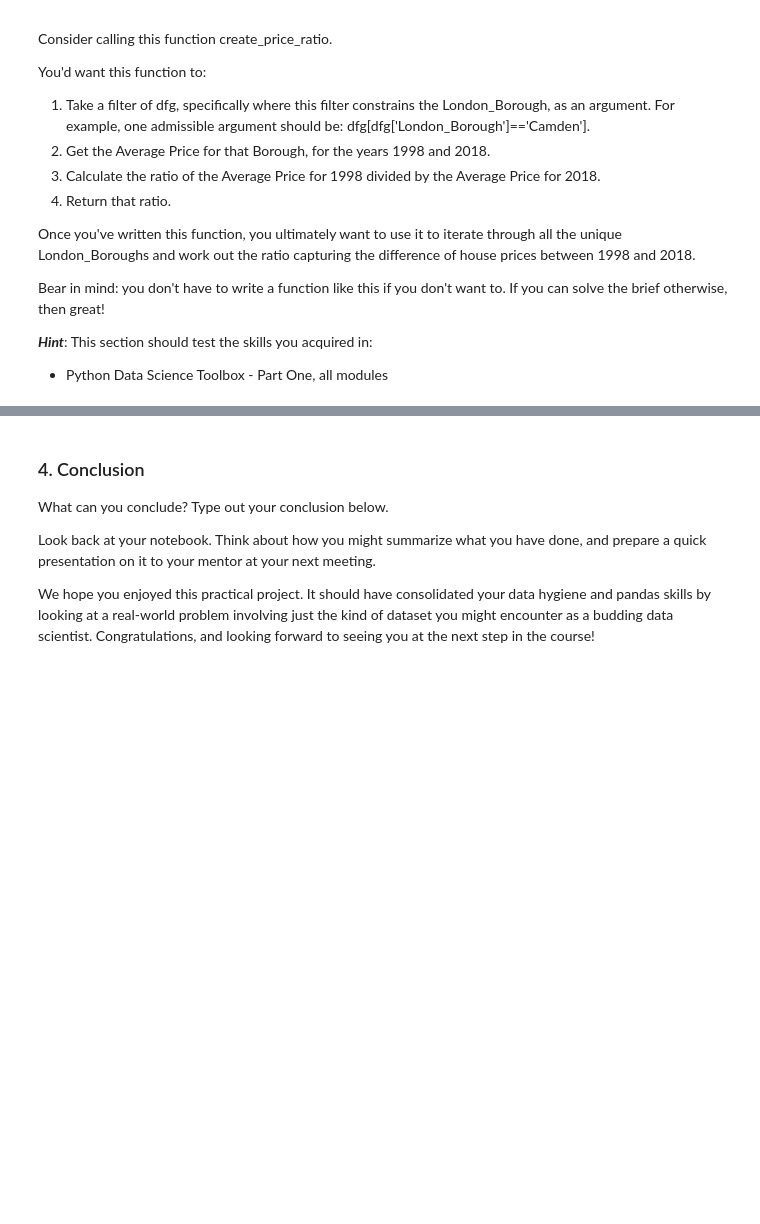
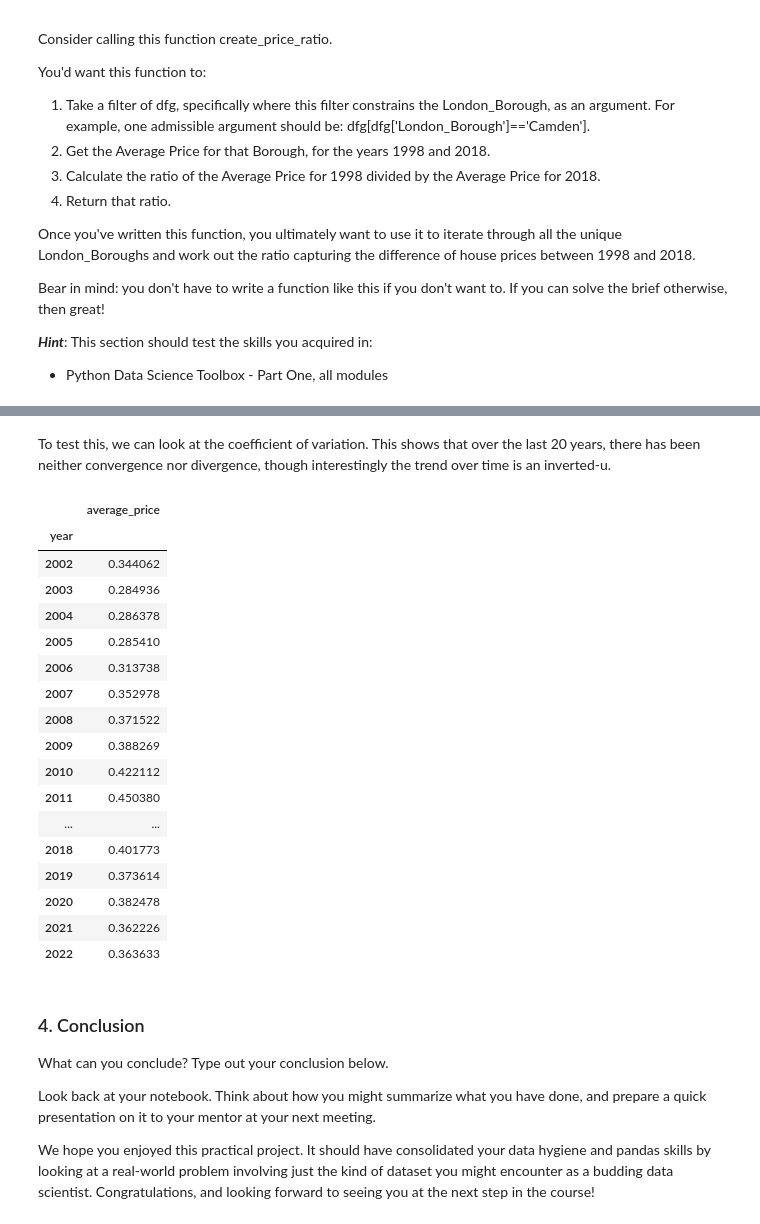
Before and after one commit to msc2106/springboard-data-science, a Jupyter notebook: Unit 4 Challenge - Tier 3.ipynb, the cells around one changed output, grey strips where cells are left out. Drawn from its saved outputs; the diff is of its cells as text; code cells hidden in the pictures; blank space fills up the shorter version.

```diff
--- a/Unit 4 Challenge - Tier 3.ipynb
+++ b/Unit 4 Challenge - Tier 3.ipynb
@@ -347,3 +340,26 @@ london_properties_annual.query('year == 2022').plot(
+# %% [markdown]
+To test this, we can look at the coefficient of variation. This shows that over the last 20 years, there has been neither convergence nor divergence, though interestingly the trend over time is an inverted-u.
+# %%
+london_properties_annual.groupby('year').agg({'average_price':lambda x: np.std(x)/np.mean(x)})
+# %% [output]
+|  | average_price |
+| year |  |
+| 2002 | 0.344062 |
+| 2003 | 0.284936 |
+| 2004 | 0.286378 |
+| 2005 | 0.285410 |
+| 2006 | 0.313738 |
+| 2007 | 0.352978 |
+| 2008 | 0.371522 |
+| 2009 | 0.388269 |
+| 2010 | 0.422112 |
+| 2011 | 0.450380 |
+| ... | ... |
+| 2018 | 0.401773 |
+| 2019 | 0.373614 |
+| 2020 | 0.382478 |
+| 2021 | 0.362226 |
+| 2022 | 0.363633 |
 # %% [markdown]
 ### 4. Conclusion
 What can you conclude? Type out your conclusion below.
```
Also changed, not shown: parts of 11 cells of this notebook.
